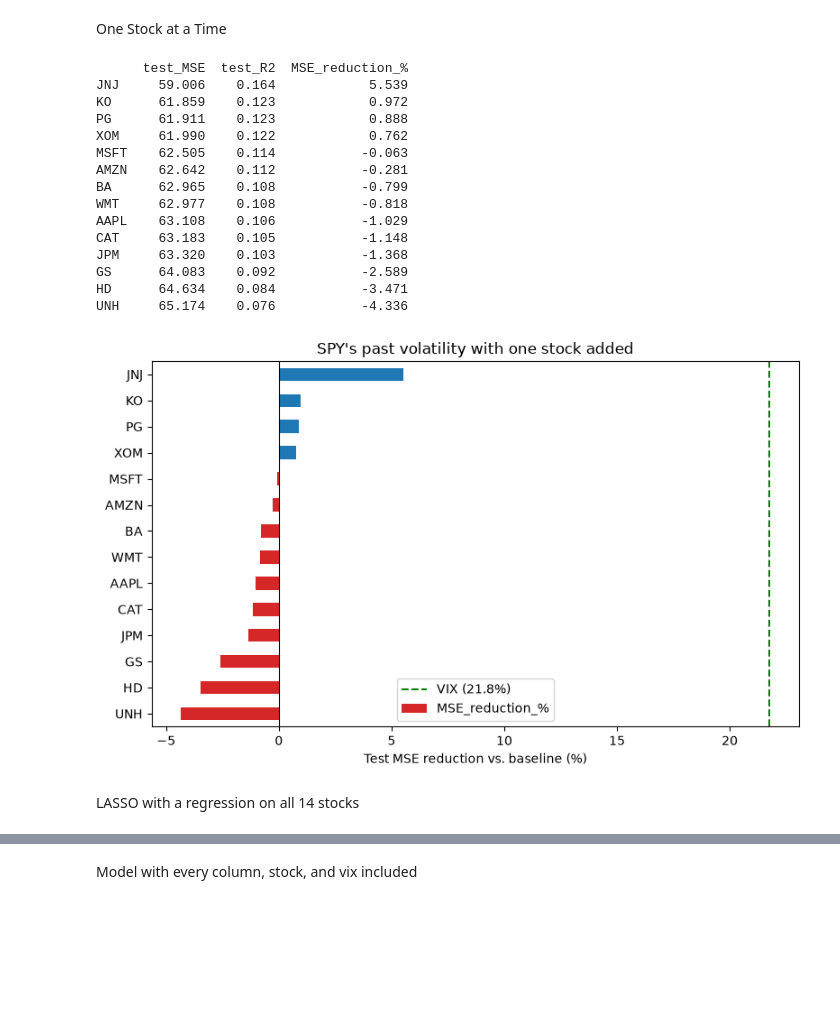
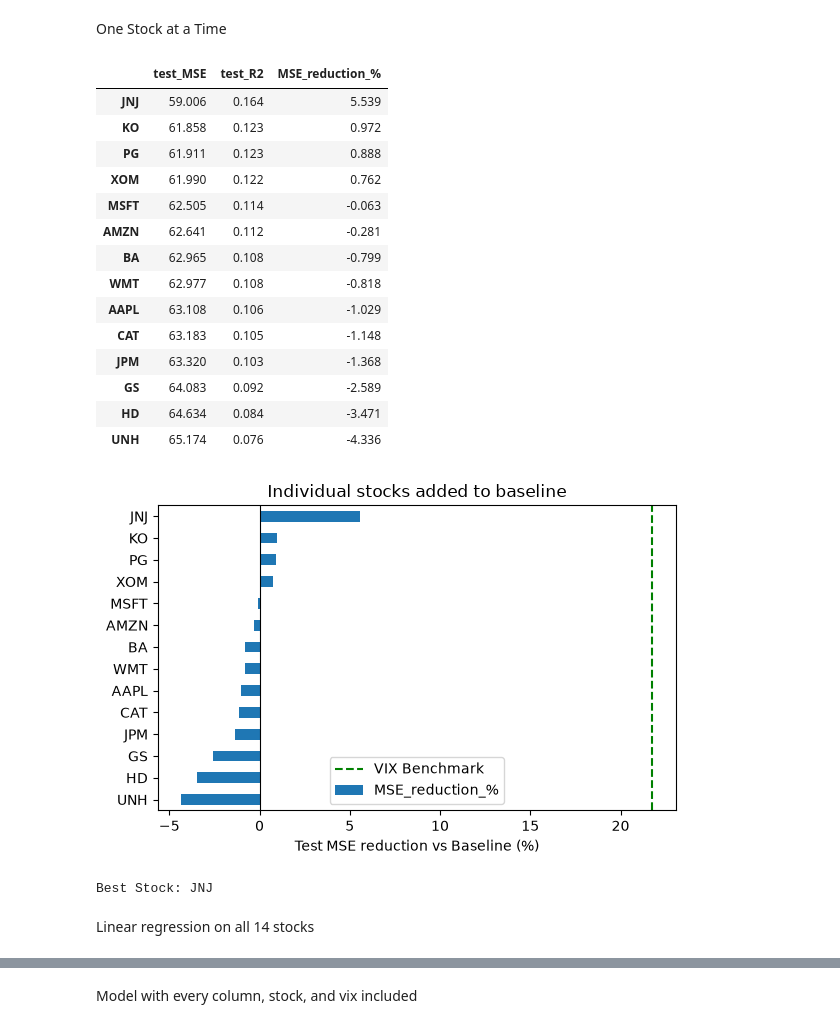
Before and after one commit to clayhunt/381-Final-Project, a Jupyter notebook: Regression.ipynb, the cells around one changed output, grey strips where cells are left out. Saved outputs shown, nothing was run; the diff lists cells and outputs as text; code cells hidden in the pictures; blank space fills up the shorter version.

```diff
--- a/Regression.ipynb
+++ b/Regression.ipynb
@@ -324,46 +339,61 @@ benchmark_table
 One Stock at a Time
 # %%
 rows = []
+
+
 for t in TICKERS:
     # Baseline + this one stock's past week, month, and quarter
-    cols = BASELINE_COLS + [f"{t}_vol_5d", f"{t}_vol_21d", f"{t}_vol_63d"]
+    cols = BASELINE_COLS +[
+        f"{t}_vol_5d",
+        f"{t}_vol_21d",
+        f"{t}_vol_63d"
+    ]
+
     scores, _ = fit_and_score(cols)
     scores["MSE_reduction_%"] = pct_reduct(scores["test_MSE"])
     rows.append(pd.Series(scores, name=t))
 
-stock_rank = pd.DataFrame(rows).sort_values("MSE_reduction_%").round(3)
-print(stock_rank.iloc[::-1])             # best stock first
+# Ranking stocks on improvement
+stock_rank = pd.DataFrame(rows)
+stock_rank = stock_rank.sort_values("MSE_reduction_%", ascending=False)
+display(stock_rank.round(3))
 
+# Comparing stock improvement with VIX
 vix_reduction = pct_reduct(vix_scores["test_MSE"])
 
-colors = ["tab:blue" if v > 0 else "tab:red" for v in stock_rank["MSE_reduction_%"]]
-stock_rank["MSE_reduction_%"].plot(kind="barh", figsize=(8, 5), color=colors)
-plt.axvline(vix_reduction, color="green", ls="--", label=f"VIX ({vix_reduction:.1f}%)")
-plt.axvline(0, color="black", lw=0.8)
-plt.xlabel("Test MSE reduction vs. baseline (%)")
-plt.title("SPY's past volatility with one stock added")
+stock_rank['MSE_reduction_%'].sort_values().plot(kind="barh", figsize=(6,4))
+plt.axvline(vix_reduction, color='green', linestyle='--', label= 'VIX Benchmark')
+plt.axvline(0, color='black', lw=0.8)
+
+plt.xlabel("Test MSE reduction vs Baseline (%)")
+plt.title("Individual stocks added to baseline")
 plt.legend()
 plt.tight_layout()
 plt.show()
+
+# Best individual stock
+best_stock = stock_rank.index[0]
+print("Best Stock:",best_stock)
 # %% [output]
+|  | test_MSE | test_R2 | MSE_reduction_% |
+| JNJ | 59.006 | 0.164 | 5.539 |
+| KO | 61.858 | 0.123 | 0.972 |
+| PG | 61.911 | 0.123 | 0.888 |
+| XOM | 61.990 | 0.122 | 0.762 |
+| MSFT | 62.505 | 0.114 | -0.063 |
+| AMZN | 62.641 | 0.112 | -0.281 |
+| BA | 62.965 | 0.108 | -0.799 |
+| WMT | 62.977 | 0.108 | -0.818 |
+| AAPL | 63.108 | 0.106 | -1.029 |
+| CAT | 63.183 | 0.105 | -1.148 |
+| JPM | 63.320 | 0.103 | -1.368 |
+| GS | 64.083 | 0.092 | -2.589 |
+| HD | 64.634 | 0.084 | -3.471 |
+| UNH | 65.174 | 0.076 | -4.336 |
+[figure, new version]
-      test_MSE  test_R2  MSE_reduction_%
-JNJ     59.006    0.164            5.539
-KO      61.859    0.123            0.972
-PG      61.911    0.123            0.888
-XOM     61.990    0.122            0.762
-MSFT    62.505    0.114           -0.063
-AMZN    62.642    0.112           -0.281
-BA      62.965    0.108           -0.799
-WMT     62.977    0.108           -0.818
-AAPL    63.108    0.106           -1.029
-CAT     63.183    0.105           -1.148
-JPM     63.320    0.103           -1.368
-GS      64.083    0.092           -2.589
-HD      64.634    0.084           -3.471
-UNH     65.174    0.076           -4.336
+Best Stock: JNJ
-[figure, old version]
 # %% [markdown]
-LASSO with a regression on all 14 stocks
+Linear regression on all 14 stocks
 # %%
 allstock_scores, allstock_model = fit_and_score(ALL_COLS)
 train_R2 = allstock_model.score(X_train[ALL_COLS], y_train)   # .score gives R^2
```
Also changed, not shown: parts of 22 cells of this notebook, 3 other files.
